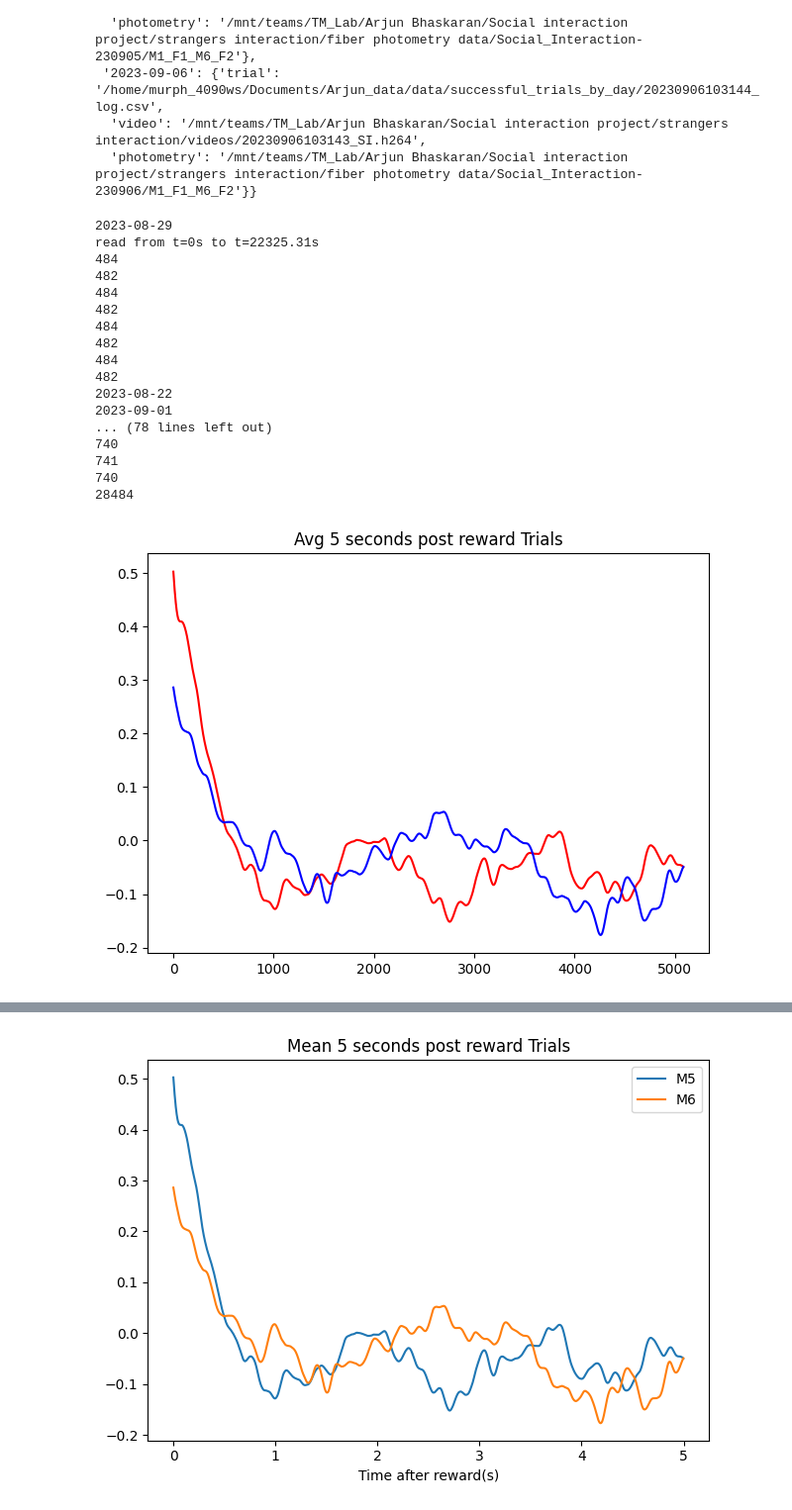
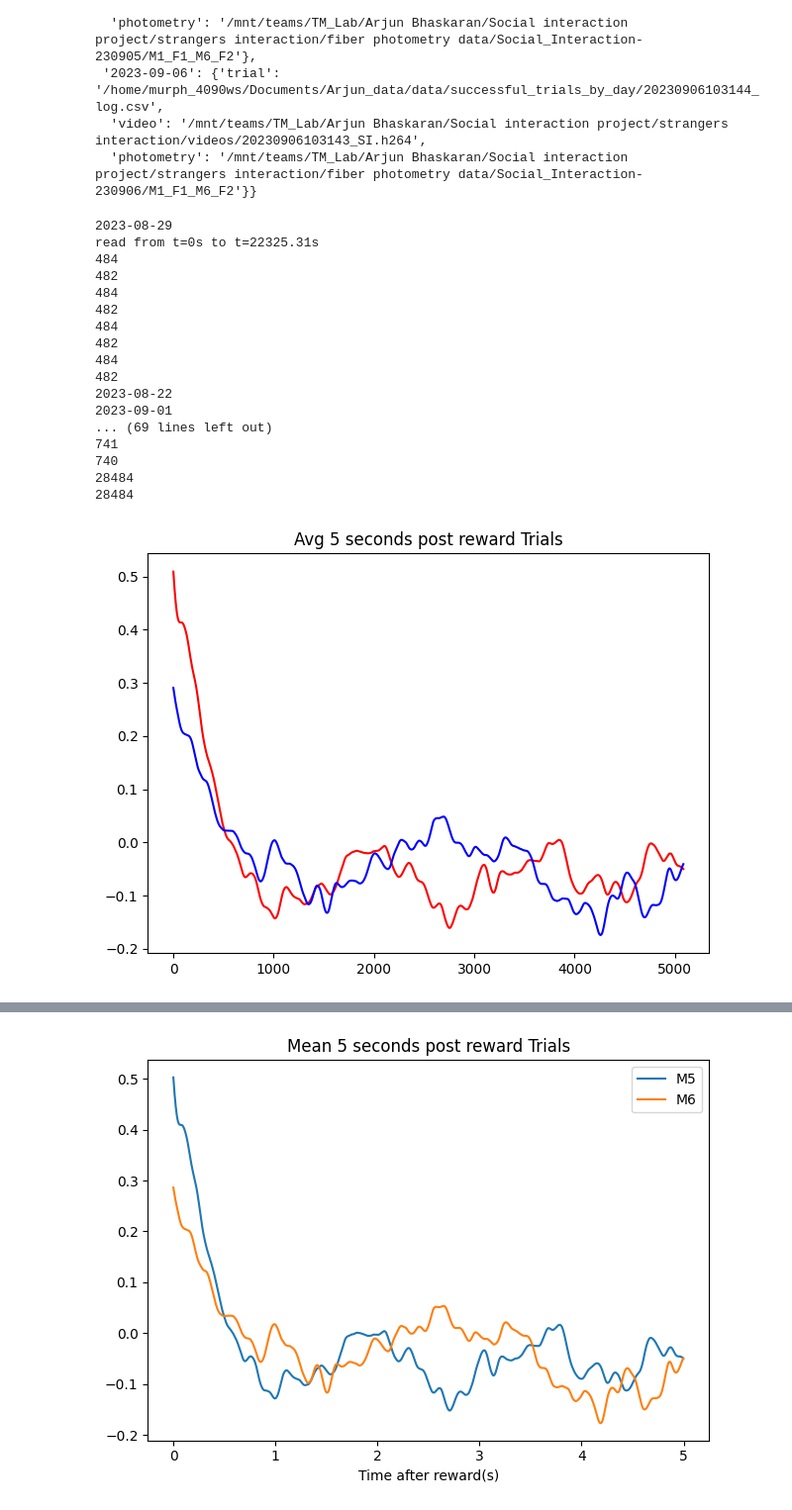
Before and after one commit to Tsuchijo/Interaction_Task_Data_Processing, a Jupyter notebook: src/notebooks/process_photometry.ipynb, the cells around one changed output, grey strips where cells are left out. Shown: that part at 99% size. Drawn from its saved outputs; the diff is of its cells as text; code cells hidden in the pictures.

```diff
--- a/src/notebooks/process_photometry.ipynb
+++ b/src/notebooks/process_photometry.ipynb
@@ -185,10 +186,8 @@ def get_trial_photometry_data(key, dict):
     return {
         "465A" : stream_to_trials(data_block.streams['_465A'], delta_time, threshold=0.2),
         "405A" : stream_to_trials(data_block.streams['_405A'], delta_time, threshold=0.01),
-        "corrected_A" : stream_to_trials(data_block.streams['_465A'] - data_block.streams['_405A'], delta_time, threshold=0.2),
         '465C' : stream_to_trials(data_block.streams['_465C'], delta_time, threshold=0.2),
         '405C' : stream_to_trials(data_block.streams['_405C'], delta_time, threshold=0.01),
-        'corrected_C' : stream_to_trials(data_block.streams['_465C'] - data_block.streams['_405C'], delta_time, threshold=0.2),
         'fs' : data_block.streams['_465A'].fs
     }
 
@@ -270,7 +269,7 @@ fail_list_465A = []
 fail_list_465C = []
 for key in [key for key in all_photometry_data.keys() if key[-2:] != '_2']:
     print(key)
-    if key == '2023-08-12' or (int(key[-2:]) < 24 and int(key[5:7]) == 8):
+    if key == '2023-08-12' or (int(key[-2:]) < 25 and int(key[5:7]) == 8):
         continue
     data = get_trial_photometry_data(key, all_photometry_data)
     csv = pd.read_csv(all_photometry_data[key]['trial'])
@@ -308,50 +307,34 @@ mean_465C = np.mean(np.array(success_list_465C), axis=0)
 mean_465A_fail = np.mean(np.array(fail_list_465A), axis=0)
 mean_465C_fail = np.mean(np.array(fail_list_465C), axis=0)
 
 # average over all reward trials
 mean_465A_reward = np.mean([y[:min([len(x) for x in post_reward_list_465A])] for y in post_reward_list_465A], axis=0)
 mean_465C_reward = np.mean([y[:min([len(x) for x in post_reward_list_465C])] for y in post_reward_list_465C], axis=0)
 
 # plot average of reward trials
 fig, ax = plt.subplots(1, 1)
 ax.plot(mean_465A_reward, color='red')
 ax.plot(mean_465C_reward, color='blue')
 ax.set_title('Avg 5 seconds post reward Trials')
 fig.tight_layout()
 plt.show()
-
-# # plot the average of all successful trials
-# fig, ax = plt.subplots(2, 1)
-# # plot the average of all failed trials
-# ax[0].plot(mean_465C_fail, color='blue')
-# ax[0].plot(mean_465A_fail, color='red')
-# # add title
-# ax[0].set_title('Failed Trials')
-# # plot the average of all successful trials
-# ax[1].plot(mean_465C, color='blue')
-# ax[1].plot(mean_465A, color='red')
-# # add title
-# ax[1].set_title('Successful Trials')
-# # add spacing between plots
-# fig.tight_layout()
-# plt.show()
 # %% [output]
 2023-08-29
 read from t=0s to t=22325.31s
 484
 482
 484
 482
 484
 482
 484
 482
 2023-08-22
 2023-09-01
-... (78 lines left out)
-740
+... (69 lines left out)
 741
 740
 28484
+28484
-[figure, old version]
+[figure, new version]
 # %%
```
Also changed, not shown: parts of 5 cells of this notebook, 16 other files.
